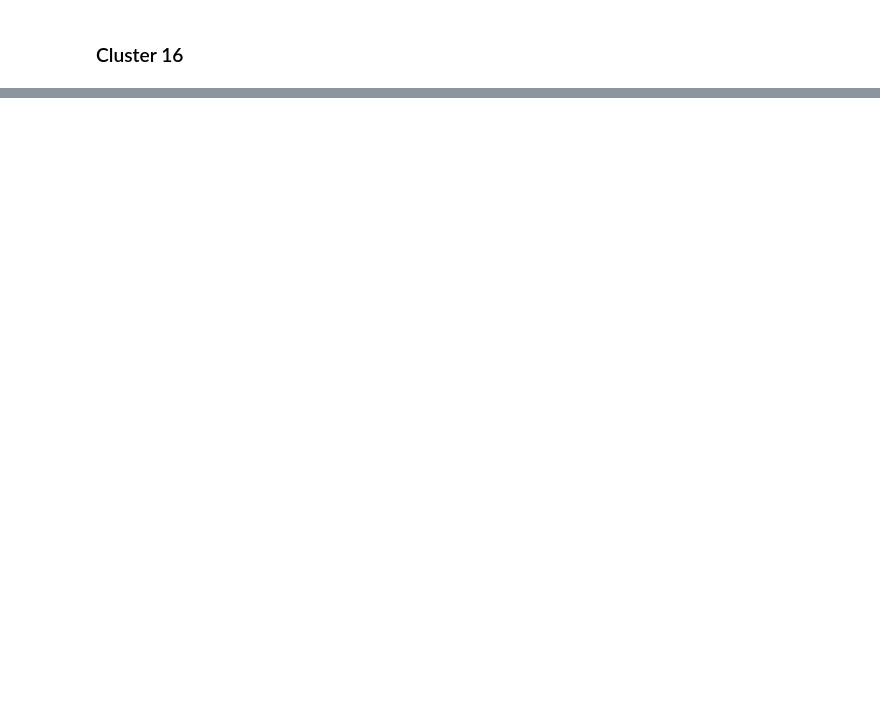
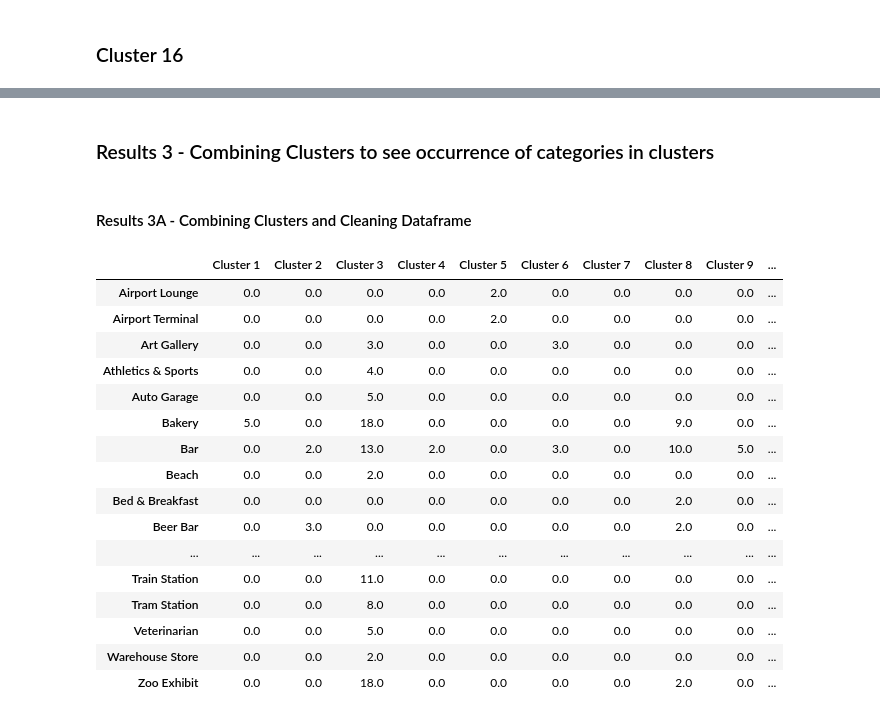
Before and after one commit to enthufil/coursera_capstone, a Jupyter notebook: Capstone_The-Battle-of-the-Neighborhoods_Gab.ipynb, the cells around one changed output, grey strips where cells are left out. Saved outputs shown, nothing was run; the diff lists cells and outputs as text; code cells hidden in the pictures; blank space fills up the shorter version.

```diff
--- a/Capstone_The-Battle-of-the-Neighborhoods_Gab.ipynb
+++ b/Capstone_The-Battle-of-the-Neighborhoods_Gab.ipynb
@@ -690,7 +764,8 @@ edin_merged.loc[edin_merged['Cluster Labels'] == 14, edin_merged.columns[[0] + l
 # %% [markdown]
 ### Cluster 16
 # %%
-edin_merged.loc[edin_merged['Cluster Labels'] == 15, edin_merged.columns[[0] + list(range(4, edin_merged.shape[1]))]]
+C16=edin_merged.loc[edin_merged['Cluster Labels'] == 15, edin_merged.columns[[0] + list(range(4, edin_merged.shape[1]))]]
+C16
 # %% [output]
 |  | Neighbourhood | 1st Most Common Venue | 2nd Most Common Venue | 3rd Most Common Venue | 4th Most Common Venue | ... |
 | 28 | Chesser | Supermarket | Grocery Store | Gas Station | Auto Garage | ... |
@@ -698,3 +773,66 @@ edin_merged.loc[edin_merged['Cluster Labels'] == 15, edin_merged.columns[[0] + l
 | 91 | Kingsknowe | Trail | Gas Station | Chinese Restaurant | Supermarket | ... |
 | 99 | Longstone, Edinburgh | Supermarket | Museum | Fast Food Restaurant | Tourist Information Center | ... |
 | 143 | Slateford | Grocery Store | Supermarket | Coffee Shop | Trail | ... |
+# %% [markdown]
+### Results 3 - Combining Clusters to see occurrence of categories in clusters
+# %%
+D1=C1.stack().value_counts()
+D2=C2.stack().value_counts()
+D3=C3.stack().value_counts()
+D4=C4.stack().value_counts()
+D5=C5.stack().value_counts()
+D6=C6.stack().value_counts()
+D7=C7.stack().value_counts()
+D8=C8.stack().value_counts()
+D9=C9.stack().value_counts()
+D10=C10.stack().value_counts()
+D11=C11.stack().value_counts()
+D12=C12.stack().value_counts()
+D13=C13.stack().value_counts()
+D14=C14.stack().value_counts()
+D15=C15.stack().value_counts()
+D16=C16.stack().value_counts()
+# %% [markdown]
+#### Results 3A - Combining Clusters and Cleaning Dataframe
+# %%
+Cluster_List = pd.DataFrame(
+    {'Cluster 1': D1,
+     'Cluster 2': D2,
+     'Cluster 3': D3,
+     'Cluster 4': D4,
+     'Cluster 5': D5,
+     'Cluster 6': D6,
+     'Cluster 7': D7,
+     'Cluster 8': D8,
+     'Cluster 9': D9,
+     'Cluster 10': D10,
+     'Cluster 11': D11,
+     'Cluster 12': D12,
+     'Cluster 13': D13,
+     'Cluster 14': D14,
+     'Cluster 15': D15,
+     'Cluster 16': D16
+    })
+pd.set_option("display.max_rows", 120)
+Cluster_List=Cluster_List.replace(1.0,np.NaN)
+Cluster_List.dropna(axis = 0, how = 'all', inplace=True)
+Cluster_List=Cluster_List.replace(np.NaN,0.0)
+Cluster_List
+# %% [output]
+|  | Cluster 1 | Cluster 2 | Cluster 3 | Cluster 4 | Cluster 5 | Cluster 6 | Cluster 7 | Cluster 8 | Cluster 9 | ... |
+| Airport Lounge | 0.0 | 0.0 | 0.0 | 0.0 | 2.0 | 0.0 | 0.0 | 0.0 | 0.0 | ... |
+| Airport Terminal | 0.0 | 0.0 | 0.0 | 0.0 | 2.0 | 0.0 | 0.0 | 0.0 | 0.0 | ... |
+| Art Gallery | 0.0 | 0.0 | 3.0 | 0.0 | 0.0 | 3.0 | 0.0 | 0.0 | 0.0 | ... |
+| Athletics & Sports | 0.0 | 0.0 | 4.0 | 0.0 | 0.0 | 0.0 | 0.0 | 0.0 | 0.0 | ... |
+| Auto Garage | 0.0 | 0.0 | 5.0 | 0.0 | 0.0 | 0.0 | 0.0 | 0.0 | 0.0 | ... |
+| Bakery | 5.0 | 0.0 | 18.0 | 0.0 | 0.0 | 0.0 | 0.0 | 9.0 | 0.0 | ... |
+| Bar | 0.0 | 2.0 | 13.0 | 2.0 | 0.0 | 3.0 | 0.0 | 10.0 | 5.0 | ... |
+| Beach | 0.0 | 0.0 | 2.0 | 0.0 | 0.0 | 0.0 | 0.0 | 0.0 | 0.0 | ... |
+| Bed & Breakfast | 0.0 | 0.0 | 0.0 | 0.0 | 0.0 | 0.0 | 0.0 | 2.0 | 0.0 | ... |
+| Beer Bar | 0.0 | 3.0 | 0.0 | 0.0 | 0.0 | 0.0 | 0.0 | 2.0 | 0.0 | ... |
+| ... | ... | ... | ... | ... | ... | ... | ... | ... | ... | ... |
+| Train Station | 0.0 | 0.0 | 11.0 | 0.0 | 0.0 | 0.0 | 0.0 | 0.0 | 0.0 | ... |
+| Tram Station | 0.0 | 0.0 | 8.0 | 0.0 | 0.0 | 0.0 | 0.0 | 0.0 | 0.0 | ... |
+| Veterinarian | 0.0 | 0.0 | 5.0 | 0.0 | 0.0 | 0.0 | 0.0 | 0.0 | 0.0 | ... |
+| Warehouse Store | 0.0 | 0.0 | 2.0 | 0.0 | 0.0 | 0.0 | 0.0 | 0.0 | 0.0 | ... |
+| Zoo Exhibit | 0.0 | 0.0 | 18.0 | 0.0 | 0.0 | 0.0 | 0.0 | 2.0 | 0.0 | ... |
```
Also changed, not shown: parts of 50 cells of this notebook.
